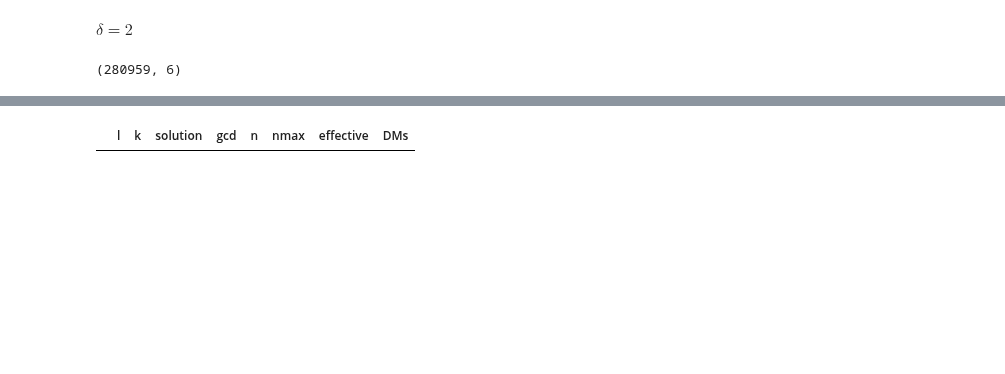
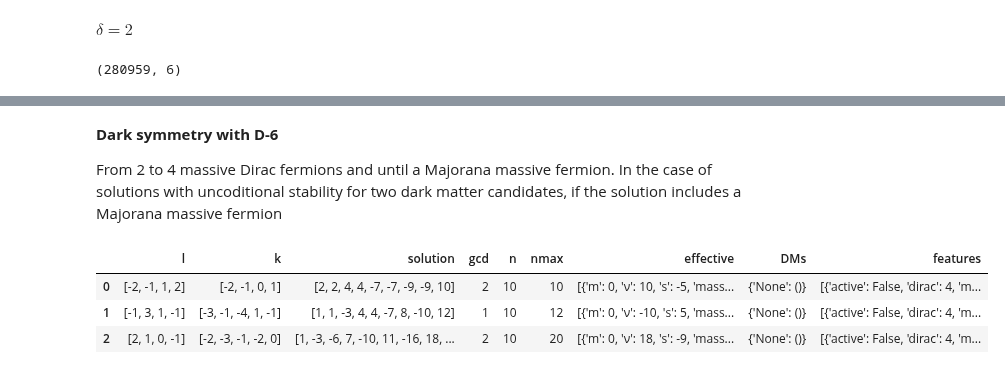
Before and after one commit to LBJ-Wade/anomaly, a Jupyter notebook: Effective_Dirac_5_6_IMPORTANT.ipynb, the cells around one changed output, grey strips where cells are left out. Cells and saved outputs as stored; diff of their text form; code cells hidden in the pictures; blank space fills up the shorter version.

```diff
--- a/Effective_Dirac_5_6_IMPORTANT.ipynb
+++ b/Effective_Dirac_5_6_IMPORTANT.ipynb
@@ -329,0 +278,2 @@ dspm2[ dspm2['effective'].apply(lambda l: 0 in [d.get('m') for d in l]) ].reset_
+# %%
+dslt=dslt.sort_values(['n','nmax']).reset_index(drop=True)
@@ -329,0 +328,9 @@ dspm2[ dspm2['effective'].apply(lambda l: 0 in [d.get('m') for d in l]) ].reset_
+# %%
+ll=[2, 2, 3, 4, 4, -5, -6, -6, -7, 9]
+row={}
+d={'m': 0, 'ν': 2, 's': -2, 'massless': [], 'sp': None, 'δ': 1}
+row['solution']=ll
+row['effective']=[d]
+row['DMs']={}
+row['n']=10
+count_dm(row)
@@ -329,0 +345,4 @@ dspm2[ dspm2['effective'].apply(lambda l: 0 in [d.get('m') for d in l]) ].reset_
+# %%
+dslt['features']=dslt.apply(count_dm,axis='columns')
+# %%
+fnl=dslt[~dslt['features'].astype(str).duplicated()].reset_index(drop=True)
@@ -348,4 +406,11 @@ dspm2['DMs']=dspm2.apply(lambda row: unconditional_stability(row,ZN,check_massle
+# %% [markdown]
+__Dark symmetry with D-6__
+
+From 2 to 4 massive Dirac fermions and until a Majorana massive fermion. In the case of solutions with uncoditional stability for two dark matter candidates, if the solution includes a Majorana massive fermion
 # %%
-dspm2[dspm2['DMs'].apply(lambda d: 'ψ' in d.keys() and 'χ' in d.keys())].reset_index(drop=True)
+fnl[fnl['features'].apply(lambda l: True in [ True for d in l if not d.get('active') and d.get('δ')==2 ])].reset_index(drop=True)
 # %% [output]
-|  | l | k | solution | gcd | n | nmax | effective | DMs |
+|  | l | k | solution | gcd | n | nmax | effective | DMs | features |
+| 0 | [-2, -1, 1, 2] | [-2, -1, 0, 1] | [2, 2, 4, 4, -7, -7, -9, -9, 10] | 2 | 10 | 10 | [{'m': 0, 'ν': 10, 's': -5, 'mass... | {'None': ()} | [{'active': False, 'dirac': 4, 'm... |
+| 1 | [-1, 3, 1, -1] | [-3, -1, -4, 1, -1] | [1, 1, -3, 4, 4, -7, 8, -10, 12] | 1 | 10 | 12 | [{'m': 0, 'ν': -10, 's': 5, 'mass... | {'None': ()} | [{'active': False, 'dirac': 4, 'm... |
+| 2 | [2, 1, 0, -1] | [-2, -3, -1, -2, 0] | [1, -3, -6, 7, -10, 11, -16, 18, ... | 2 | 10 | 20 | [{'m': 0, 'ν': 18, 's': -9, 'mass... | {'None': ()} | [{'active': False, 'dirac': 4, 'm... |
```
Also changed, not shown: parts of 26 cells of this notebook.
